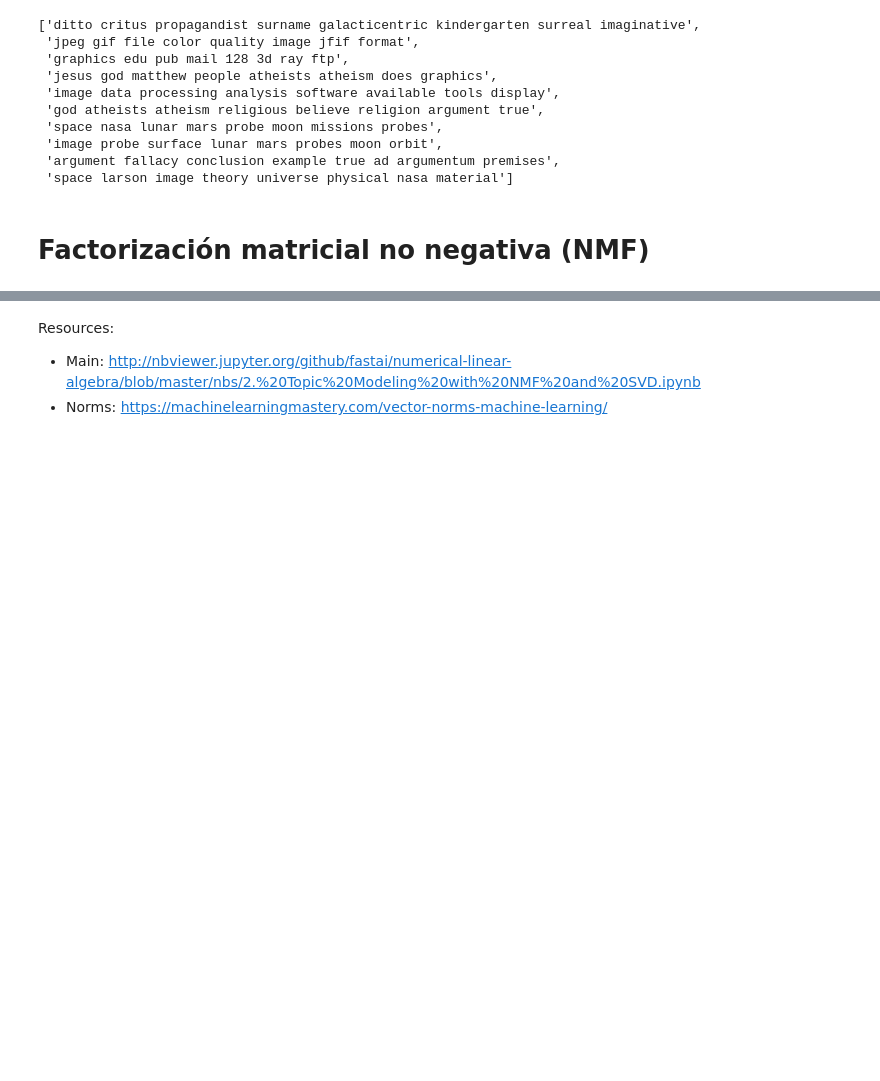
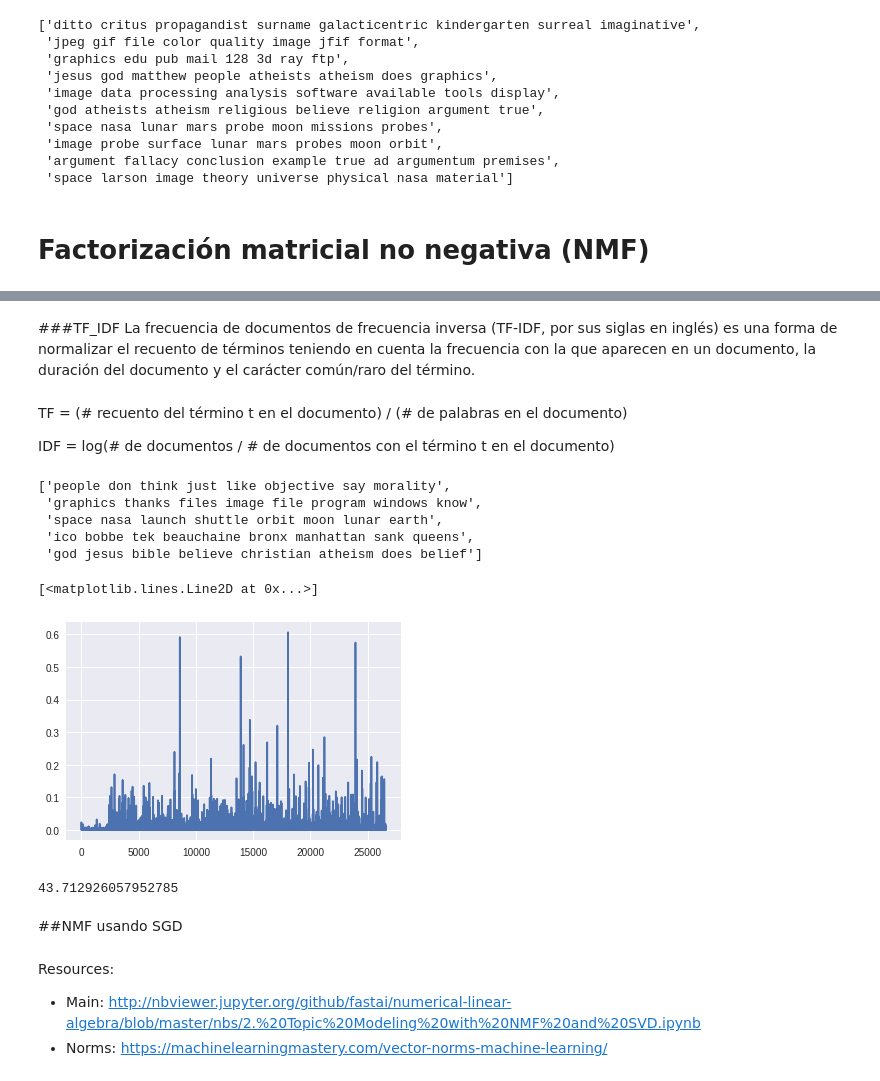
Before and after one commit to victwise/DeepLearning, a Jupyter notebook: Capítulo_2.ipynb, the cells around one changed output, grey strips where cells are left out. Cells and saved outputs as stored; diff of their text form; code cells hidden in the pictures; blank space fills up the shorter version.

```diff
--- a/Capítulo_2.ipynb
+++ b/Capítulo_2.ipynb
@@ -157,0 +155,8 @@ show_topics(Vh[:10])
+# %%
+n,m=vectors.shape
+d=5 #num topics
+# %%
+CLF = decomposition.NMF(n_components=d,random_state=1)
+
+W1 = CLF.fit_transform(vectors)
+H1 = CLF.components_
@@ -158,3 +171,35 @@ show_topics(Vh[:10])
+# %% [markdown]
+###TF_IDF
+La frecuencia de documentos de frecuencia inversa (TF-IDF, por sus siglas en inglés) es una forma de normalizar el recuento de términos teniendo en cuenta la frecuencia con la que aparecen en un documento, la duración del documento y el carácter común/raro del término.
+# %% [markdown]
+TF = (# recuento del término t en el documento) / (# de palabras en el documento)
+
+IDF = log(# de documentos / # de documentos con el término t en el documento)
+# %%
+vectorizer_tfidf = TfidfVectorizer(stop_words='english')
+vectors_tfidf = vectorizer_tfidf.fit_transform(newsgroups_train.data) #(documents,vocab)
+# %%
+W1 = CLF.fit_transform(vectors_tfidf)
+H1 = CLF.components_
+# %%
+show_topics(H1)
+# %% [output]
+['people don think just like objective say morality',
+ 'graphics thanks files image file program windows know',
+ 'space nasa launch shuttle orbit moon lunar earth',
+ 'ico bobbe tek beauchaine bronx manhattan sank queens',
+ 'god jesus bible believe christian atheism does belief']
+# %%
+plt.plot(CLF.components_[0])
+# %% [output]
+[<matplotlib.lines.Line2D at 0x...>]
+[figure, added]
+# %%
+CLF.reconstruction_err_
+# %% [output]
+43.712926057952785
+# %% [markdown]
+##NMF usando SGD
 # %% [markdown]
 Resources:
 
```
Also changed, not shown: parts of 5 cells of this notebook.
